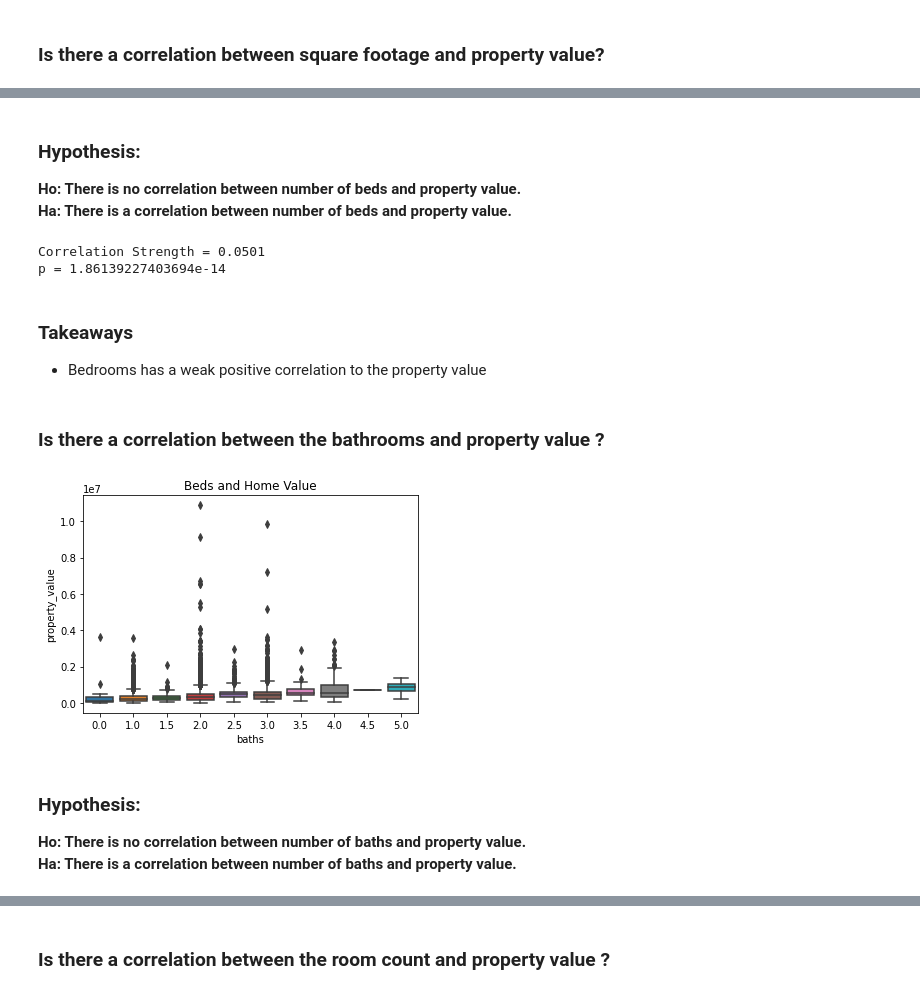
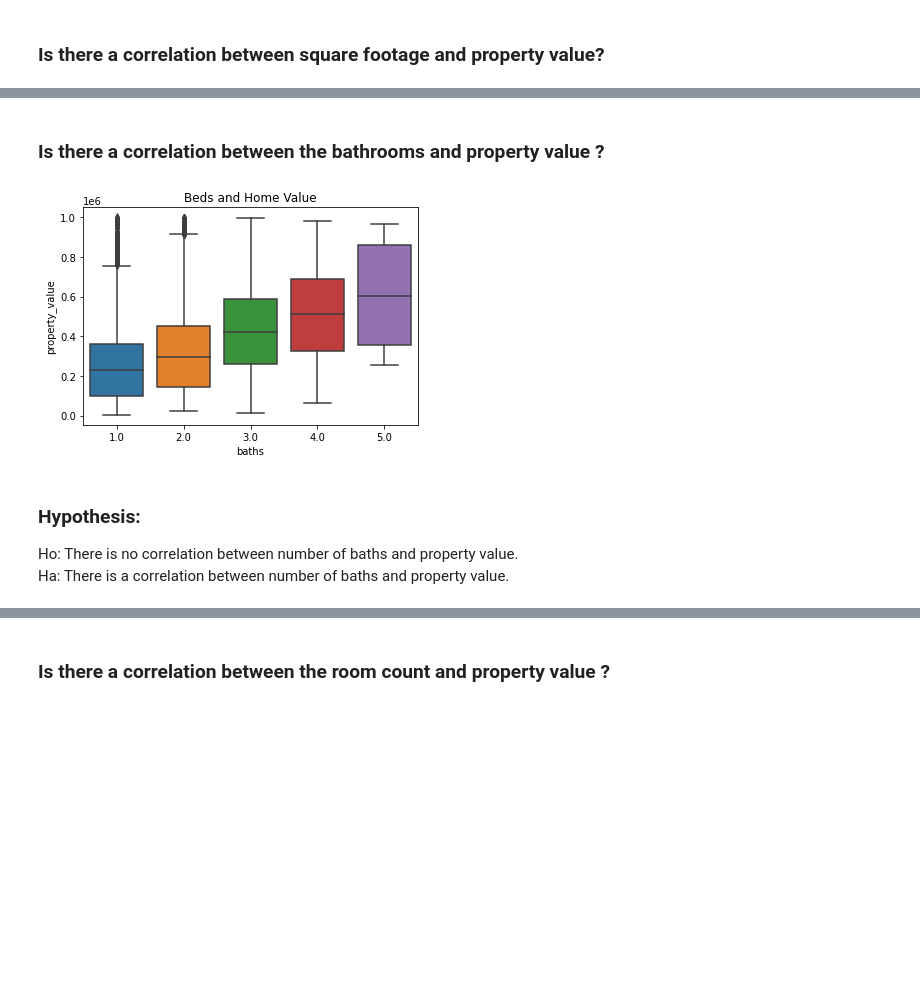
Before and after one commit to allantestaten/regression-project, a Jupyter notebook: final_project_notebook.ipynb, the cells around one changed output, grey strips where cells are left out. Cells and saved outputs as stored; diff of their text form; code cells hidden in the pictures; blank space fills up the shorter version.

```diff
--- a/final_project_notebook.ipynb
+++ b/final_project_notebook.ipynb
@@ -169,29 +131,15 @@ e.two_variable_boxplots(train,'beds','property_value','Beds and Home Value')
-# %% [markdown]
-### Hypothesis:
-
-**Ho: There is no correlation between number of beds and property value.**<br>
-**Ha: There is a correlation between number of beds and property value.**
-# %%
-# Statistical test results
-e.correlation_stat_test(train,'beds')
-# %% [output]
-Correlation Strength = 0.0501
-p = 1.86139227403694e-14
-# %% [markdown]
-### Takeaways
-- Bedrooms has a weak positive correlation to the property value
 # %% [markdown]
 ### Is there a correlation between the bathrooms  and property value ?
 # %%
 # box plot Bathrooms vs Property value
-e.two_variable_boxplots(train,'baths','property_value','Beds and Home Value')
+e.two_variable_boxplots(train,'baths','Beds and Home Value')
 # %% [output]
-[figure, old version]
+[figure, new version]
 # %% [markdown]
 ### Hypothesis:
 
-**Ho: There is no correlation between number of baths and property value.**<br>
-**Ha: There is a correlation between number of baths and property value.**
+Ho: There is no correlation between number of baths and property value.<br>
+Ha: There is a correlation between number of baths and property value.
 # %%
 # Statistical test results
 e.correlation_stat_test(train,'baths')
```
Also changed, not shown: parts of 65 cells of this notebook.
